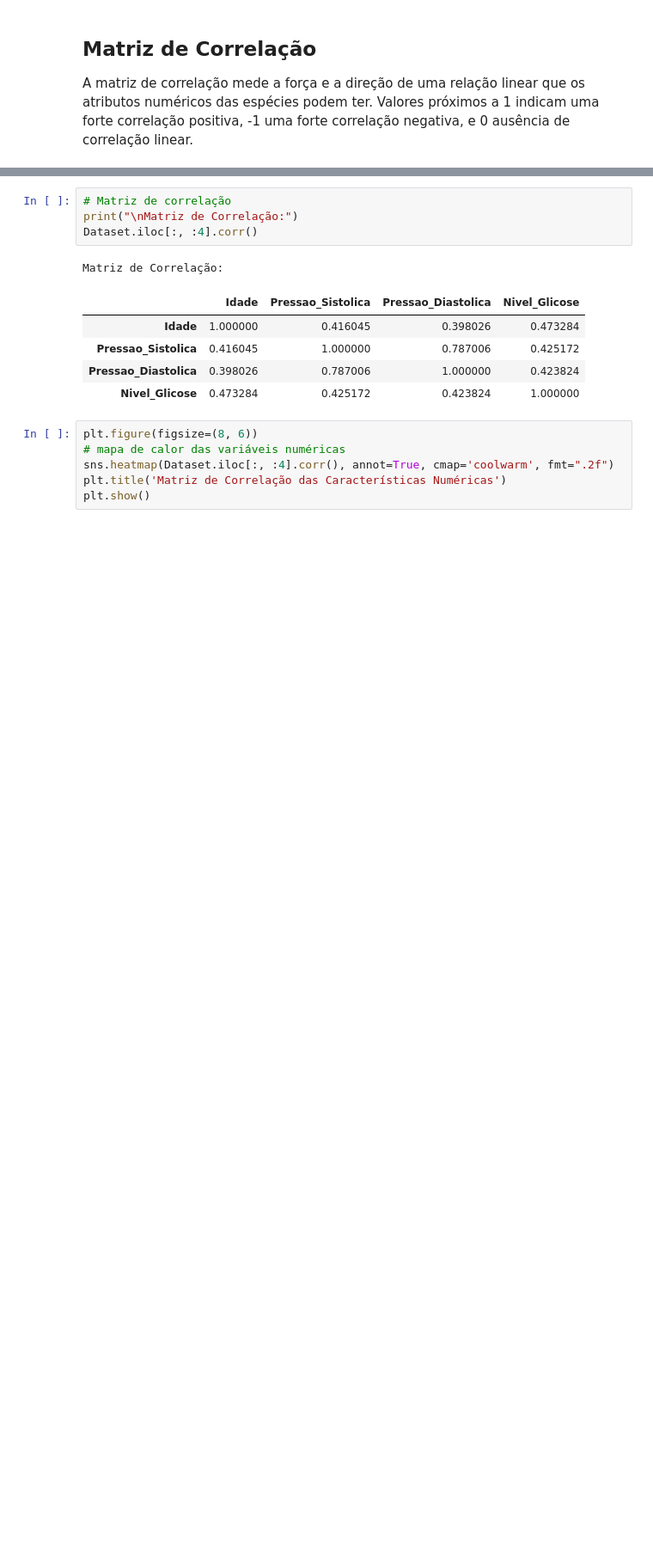
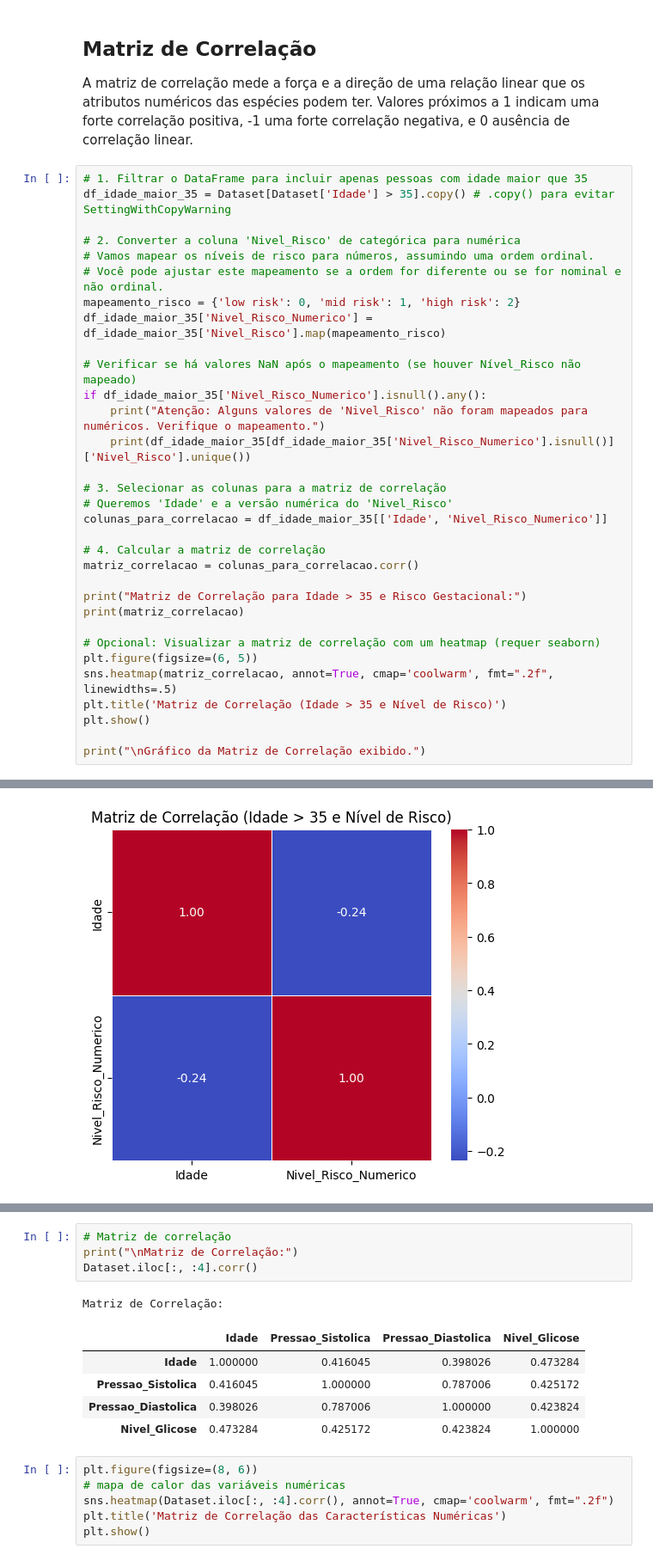
Before and after one commit to AlineFiori/MVP, a Jupyter notebook: Template_Análise_de_Dados_Pregnancy.ipynb, the cells around one changed output, grey strips where cells are left out. Shown at 86% size. Cells and saved outputs as stored; diff of their text form; blank space fills up the shorter version.

```diff
--- a/Template_Análise_de_Dados_Pregnancy.ipynb
+++ b/Template_Análise_de_Dados_Pregnancy.ipynb
@@ -460,3 +345,36 @@ Inserir explicação
 ## Matriz de Correlação
 
 A matriz de correlação mede a força e a direção de uma relação linear que os atributos numéricos das espécies podem ter. Valores próximos a 1 indicam uma forte correlação positiva, -1 uma forte correlação negativa, e 0 ausência de correlação linear.
+# %%
+# 1. Filtrar o DataFrame para incluir apenas pessoas com idade maior que 35
+df_idade_maior_35 = Dataset[Dataset['Idade'] > 35].copy() # .copy() para evitar SettingWithCopyWarning
+
+# 2. Converter a coluna 'Nivel_Risco' de categórica para numérica
+# Vamos mapear os níveis de risco para números, assumindo uma ordem ordinal.
+# Você pode ajustar este mapeamento se a ordem for diferente ou se for nominal e não ordinal.
+mapeamento_risco = {'low risk': 0, 'mid risk': 1, 'high risk': 2}
+df_idade_maior_35['Nivel_Risco_Numerico'] = df_idade_maior_35['Nivel_Risco'].map(mapeamento_risco)
+
+# Verificar se há valores NaN após o mapeamento (se houver Nível_Risco não mapeado)
+if df_idade_maior_35['Nivel_Risco_Numerico'].isnull().any():
+    print("Atenção: Alguns valores de 'Nivel_Risco' não foram mapeados para numéricos. Verifique o mapeamento.")
+    print(df_idade_maior_35[df_idade_maior_35['Nivel_Risco_Numerico'].isnull()]['Nivel_Risco'].unique())
+
+# 3. Selecionar as colunas para a matriz de correlação
+# Queremos 'Idade' e a versão numérica do 'Nivel_Risco'
+colunas_para_correlacao = df_idade_maior_35[['Idade', 'Nivel_Risco_Numerico']]
+
+# 4. Calcular a matriz de correlação
+matriz_correlacao = colunas_para_correlacao.corr()
+
+print("Matriz de Correlação para Idade > 35 e Risco Gestacional:")
+print(matriz_correlacao)
+
+# Opcional: Visualizar a matriz de correlação com um heatmap (requer seaborn)
+plt.figure(figsize=(6, 5))
+sns.heatmap(matriz_correlacao, annot=True, cmap='coolwarm', fmt=".2f", linewidths=.5)
+plt.title('Matriz de Correlação (Idade > 35 e Nível de Risco)')
+plt.show()
+
+print("\nGráfico da Matriz de Correlação exibido.")
+# %% [output]
@@ -462,0 +385 @@ A matriz de correlação mede a força e a direção de uma relação linear que
+[figure, added]
```
Also changed, not shown: parts of 28 cells of this notebook.
